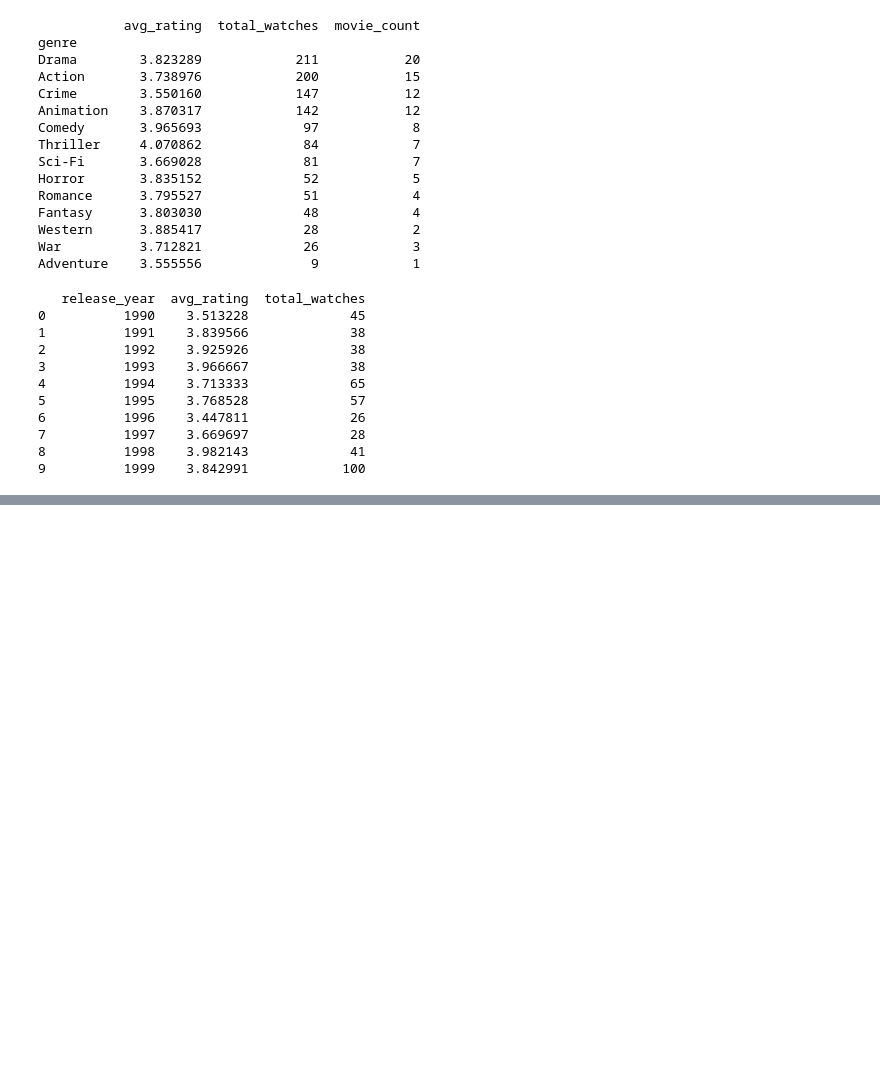
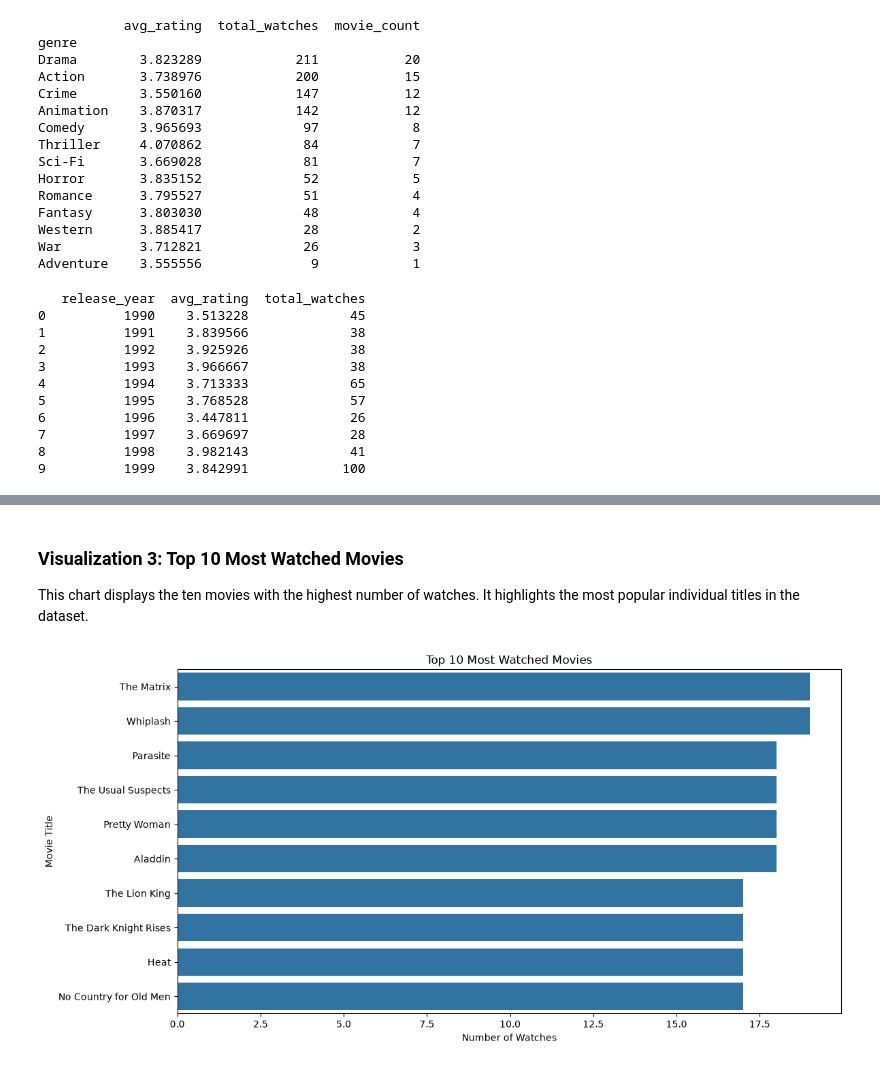
Before and after one commit to MichaelNjuki/MICHAEL-TALUKDER, a Jupyter notebook: notebooks/netflix_popularity_analysis.ipynb, the cells around one changed output, grey strips where cells are left out. Drawn from its saved outputs; the diff is of its cells as text; code cells hidden in the pictures; blank space fills up the shorter version.

```diff
--- a/notebooks/netflix_popularity_analysis.ipynb
+++ b/notebooks/netflix_popularity_analysis.ipynb
@@ -178,0 +294,14 @@ print(year_stats.head(10))
+# %% [markdown]
+### Visualization 3: Top 10 Most Watched Movies
+This chart displays the ten movies with the highest number of watches. It highlights the most popular individual titles in the dataset.
+# %%
+top10 = movie_stats.head(10)
+plt.figure(figsize=(12, 6))
+sns.barplot(data=top10, x="watch_count", y="title")
+plt.title("Top 10 Most Watched Movies")
+plt.xlabel("Number of Watches")
+plt.ylabel("Movie Title")
+plt.tight_layout()
+plt.show()
+# %% [output]
+[figure, added]
```
Also changed, not shown: parts of 18 cells of this notebook.
